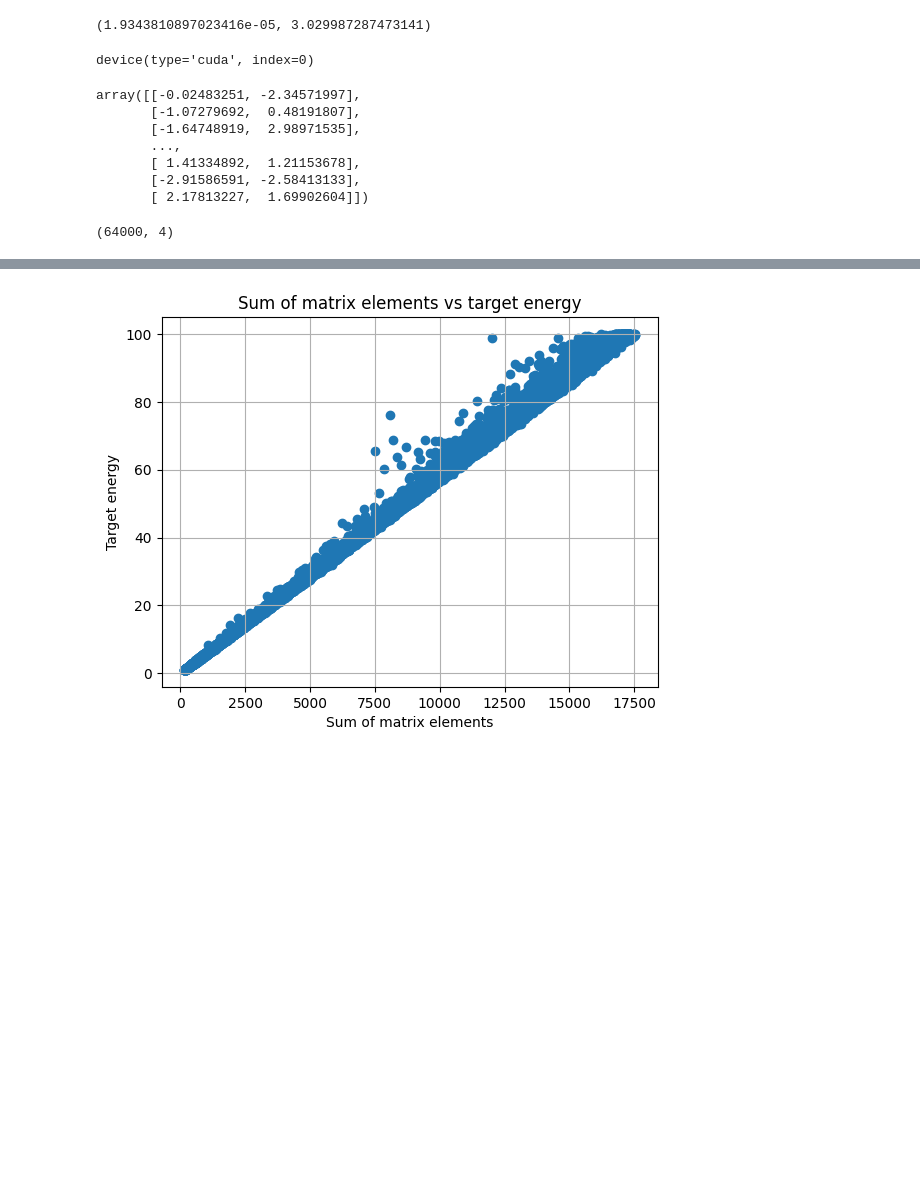
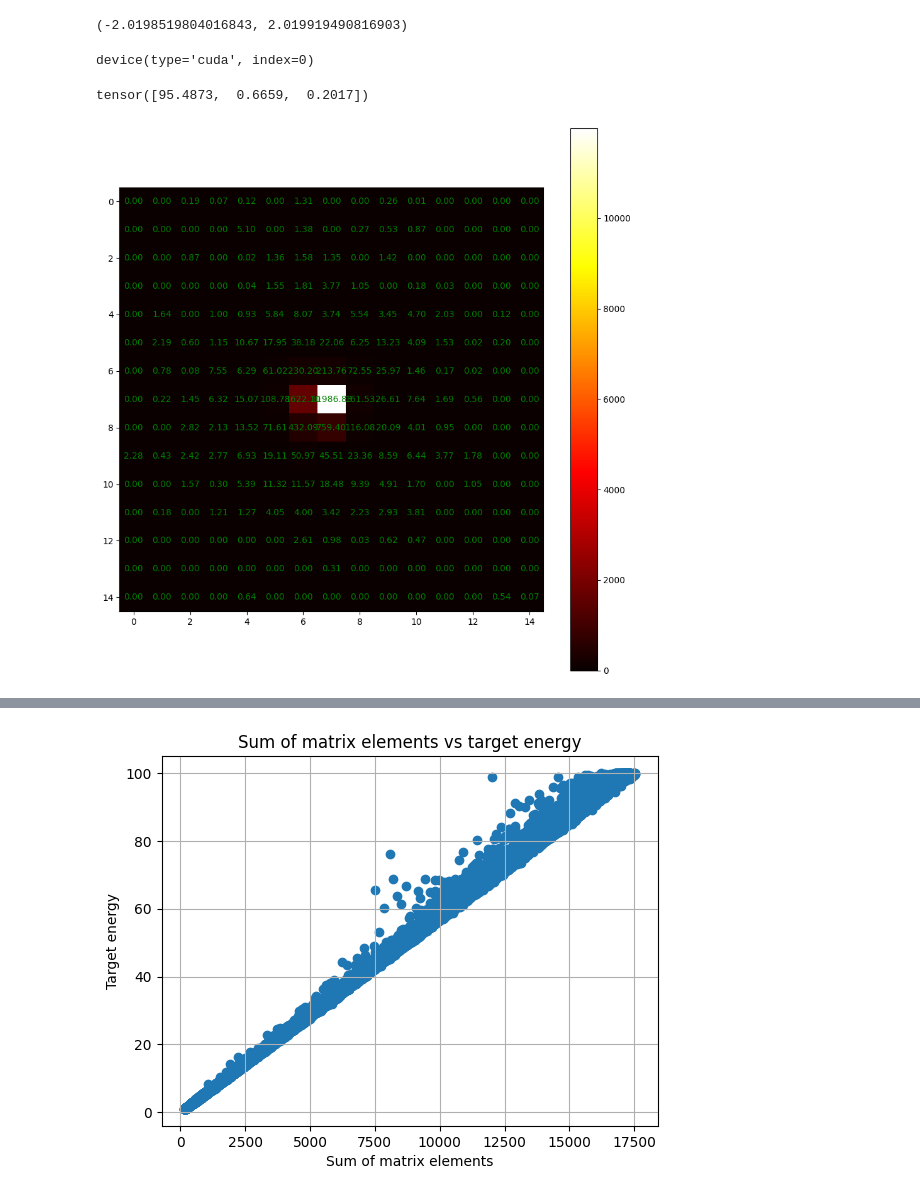
Before and after one commit to dxtvzw/ecal-optimization, a Jupyter notebook: src/tmp.ipynb, the cells around one changed output, grey strips where cells are left out. Saved outputs shown, nothing was run; the diff lists cells and outputs as text; code cells hidden in the pictures; blank space fills up the shorter version.

```diff
--- a/src/tmp.ipynb
+++ b/src/tmp.ipynb
@@ -60,37 +66,34 @@ plt.show()
 # %%
-ParticlePoint = np.array(root_file['ecalNT']['ParticlePoint'].array())[:nevents]
-
 ParticlePoint[:,0].min(), ParticlePoint[:,0].max()
 # %% [output]
-(1.9343810897023416e-05, 3.029987287473141)
+(-2.0198519804016843, 2.019919490816903)
 # %%
 device = torch.device('cuda:0' if torch.cuda.is_available() else 'cpu')
 
 device
 # %% [output]
 device(type='cuda', index=0)
-# %%
-ParticlePoint[:, :2]
-# %% [output]
-array([[-0.02483251, -2.34571997],
-       [-1.07279692,  0.48191807],
-       [-1.64748919,  2.98971535],
-       ...,
-       [ 1.41334892,  1.21153678],
-       [-2.91586591, -2.58413133],
-       [ 2.17813227,  1.69902604]])
-# %%
-np.concatenate((ParticleMomentum[:, None], ParticlePoint), axis=1).shape
-# %% [output]
-(64000, 4)
 # %%
+from data import Normalizer
+
 X = np.array(EnergyDeposit)
-y = ParticleMomentum
+y = np.concatenate((ParticleMomentum[:, None], ParticlePoint[:, :2]), axis=1)
 
 # X = X[y < 10]
 # y = y[y < 10]
 
 X_train, X_val, y_train, y_val = train_test_split(X, y, test_size=0.2, random_state=42)
+
+x_normalizer = Normalizer()
+y_normalizer = Normalizer()
+
+x_normalizer.fit(y_train[:, 1])
+y_train[:, 1] = x_normalizer.transform(y_train[:, 1])
+y_val[:, 1] = x_normalizer.transform(y_val[:, 1])
+
+y_normalizer.fit(y_train[:, 2])
+y_train[:, 2] = y_normalizer.transform(y_train[:, 2])
+y_val[:, 2] = y_normalizer.transform(y_val[:, 2])
 
 train_dataset = TensorDataset(torch.tensor(X_train, dtype=torch.float32), torch.tensor(y_train, dtype=torch.float32))
 val_dataset = TensorDataset(torch.tensor(X_val, dtype=torch.float32), torch.tensor(y_val, dtype=torch.float32))
@@ -107,3 +110,27 @@ train_generator.manual_seed(0)
 
 train_loader = DataLoader(train_dataset, batch_size=64, shuffle=True, pin_memory=True, num_workers=0, worker_init_fn=seed_worker, generator=train_generator)
 val_loader = DataLoader(val_dataset, batch_size=64, shuffle=False, pin_memory=True, num_workers=0)
+# %%
+data, trg = next(iter(train_loader))
+
+init_data = data[0][0]
+init_trg = trg[0]
+
+data = init_data
+trg = init_trg
+
+print(trg)
+
+plt.figure(figsize=(9, 9))
+plt.imshow(data, cmap='hot', interpolation='nearest')
+for i in range(data.shape[0]):
+    for j in range(data.shape[1]):
+        text = plt.text(j, i, f"{data[i, j]:.2f}",
+                        ha="center", va="center", color="green")
+
+plt.colorbar()
+plt.tight_layout()
+plt.show()
+# %% [output]
+tensor([95.4873,  0.6659,  0.2017])
+[figure, added]
```
Also changed, not shown: parts of 5 cells of this notebook, 4 other files.
